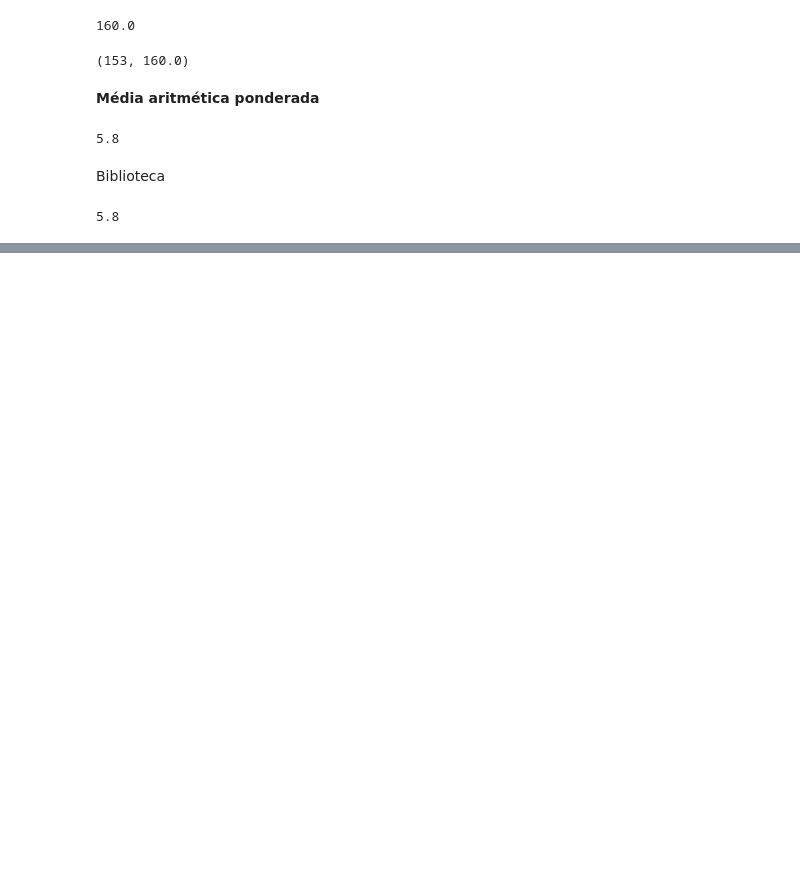
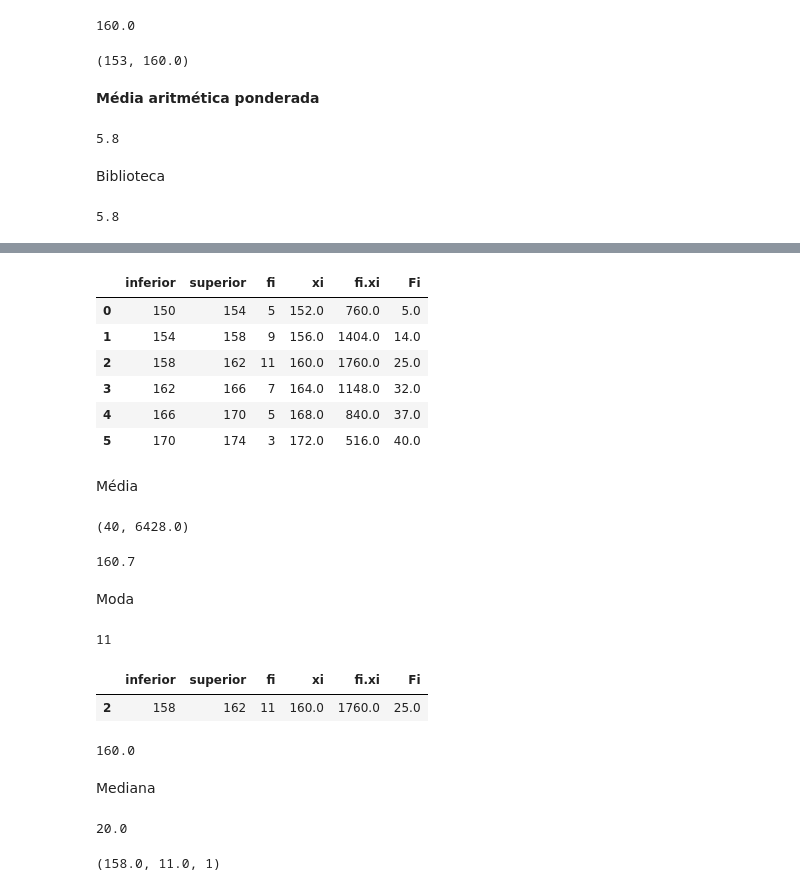
Before and after one commit to miller00315/estatistica_machine_learning, a Jupyter notebook: Medidas_posicao_dispersao.ipynb, the cells around one changed output, grey strips where cells are left out. Drawn from its saved outputs; the diff is of its cells as text; code cells hidden in the pictures; blank space fills up the shorter version.

```diff
--- a/Medidas_posicao_dispersao.ipynb
+++ b/Medidas_posicao_dispersao.ipynb
@@ -99,0 +163,43 @@ np.average(notes, weights=weights)
+# %%
+dataset['Fi'] = accumulated_frequency # inserindo frequencia acumulada na tabela
+dataset
+# %% [output]
+|  | inferior | superior | fi | xi | fi.xi | Fi |
+| 0 | 150 | 154 | 5 | 152.0 | 760.0 | 5.0 |
+| 1 | 154 | 158 | 9 | 156.0 | 1404.0 | 14.0 |
+| 2 | 158 | 162 | 11 | 160.0 | 1760.0 | 25.0 |
+| 3 | 162 | 166 | 7 | 164.0 | 1148.0 | 32.0 |
+| 4 | 166 | 170 | 5 | 168.0 | 840.0 | 37.0 |
+| 5 | 170 | 174 | 3 | 172.0 | 516.0 | 40.0 |
+# %% [markdown]
+Média
+# %%
+dataset['fi'].sum(), dataset['fi.xi'].sum()
+# %% [output]
+(40, 6428.0)
+# %%
+dataset['fi.xi'].sum() / dataset['fi'].sum()
+# %% [output]
+160.7
+# %% [markdown]
+Moda
+# %%
+dataset['fi'].max()
+# %% [output]
+11
+# %%
+dataset[dataset['fi'] == dataset['fi'].max()] # coleta o dado utilizando um filtro dentro
+# %% [output]
+|  | inferior | superior | fi | xi | fi.xi | Fi |
+| 2 | 158 | 162 | 11 | 160.0 | 1760.0 | 25.0 |
+# %%
+dataset[dataset['fi'] == dataset['fi'].max()]['xi'].values[0] #obtendo o valor da moda
+# %% [output]
+160.0
+# %% [markdown]
+Mediana
+# %%
+fi_temp = dataset['fi'].sum() / 2 #Localiza o meio da tabela
+fi_temp
+# %% [output]
+20.0
@@ -99,0 +216,4 @@ np.average(notes, weights=weights)
+# %%
+inferior_limit, class_frequency, id_before_frequency
+# %% [output]
+(158.0, 11.0, 1)
```
Also changed, not shown: parts of 11 cells of this notebook.
